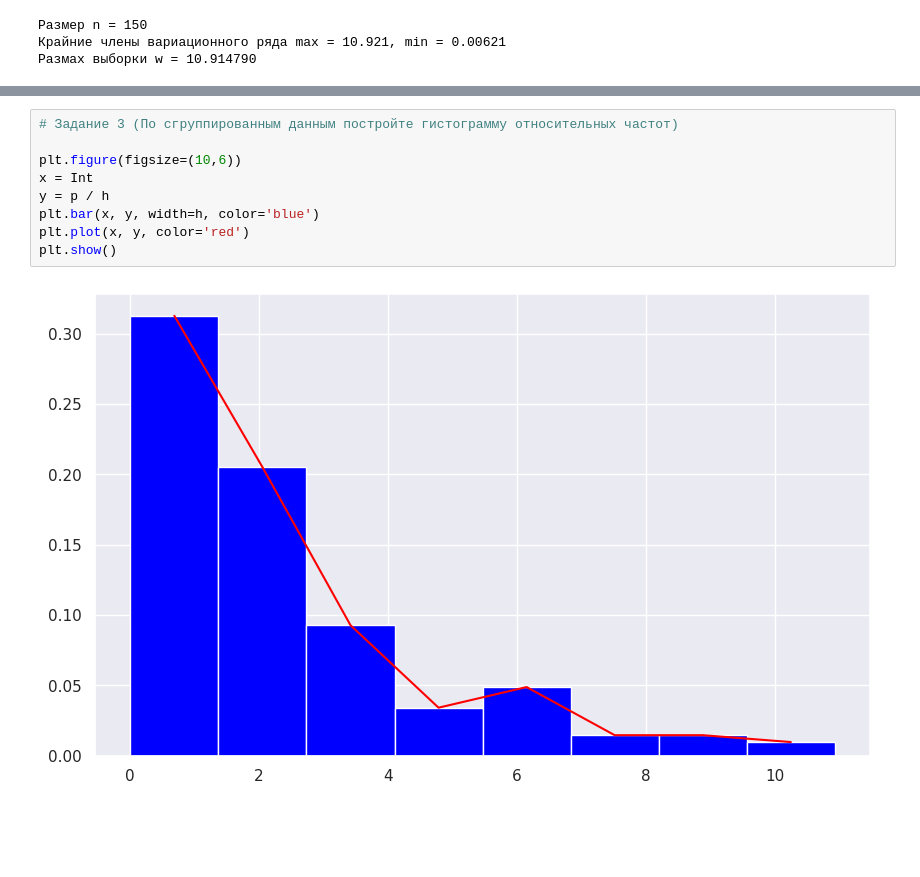
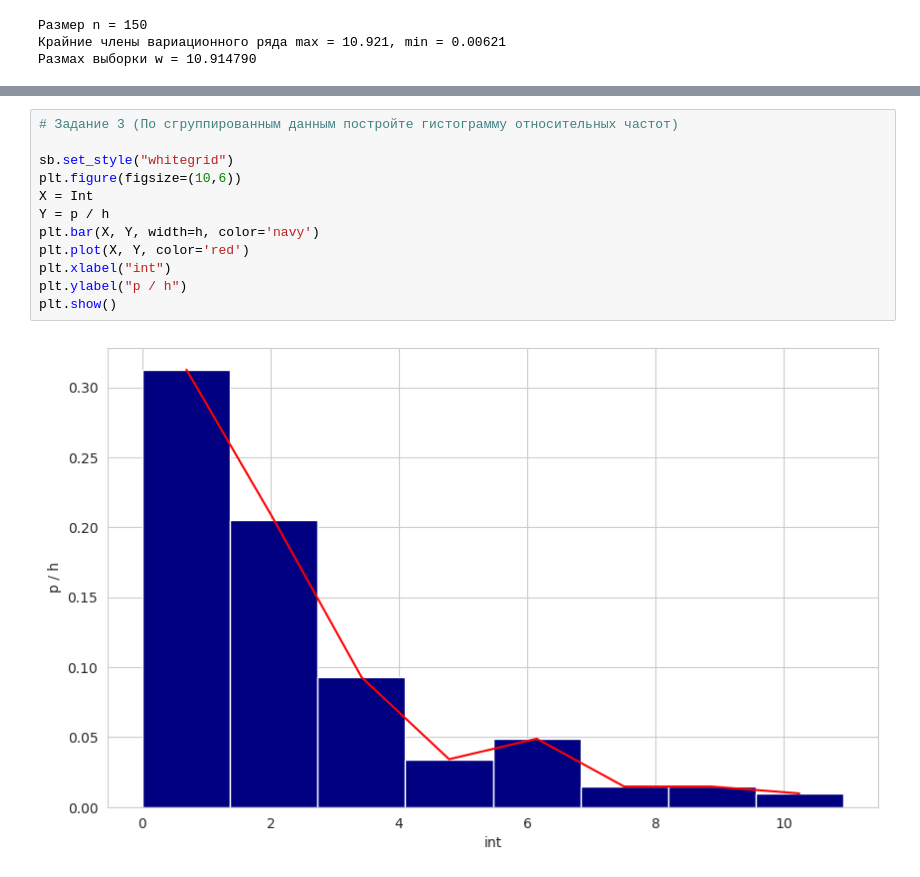
Before and after one commit to sanikulkin/math_stat, a Jupyter notebook: Task1.ipynb, the cells around one changed output, grey strips where cells are left out. Cells and saved outputs as stored; diff of their text form; blank space fills up the shorter version.

```diff
--- a/Task1.ipynb
+++ b/Task1.ipynb
@@ -90,11 +112,14 @@ Cредние значения каждого из  интервалов (пе
 # %%
 # Задание 3 (По сгруппированным данным постройте гистограмму относительных частот)
 
+sb.set_style("whitegrid")
 plt.figure(figsize=(10,6))
-x = Int
-y = p / h
-plt.bar(x, y, width=h, color='blue')
-plt.plot(x, y, color='red')
+X = Int
+Y = p / h
+plt.bar(X, Y, width=h, color='navy')
+plt.plot(X, Y, color='red')
+plt.xlabel("int")
+plt.ylabel("p / h")
 plt.show()
 # %% [output]
-[figure, old version]
+[figure, new version]
```
Also changed, not shown: parts of 9 cells of this notebook, 11 other files.
